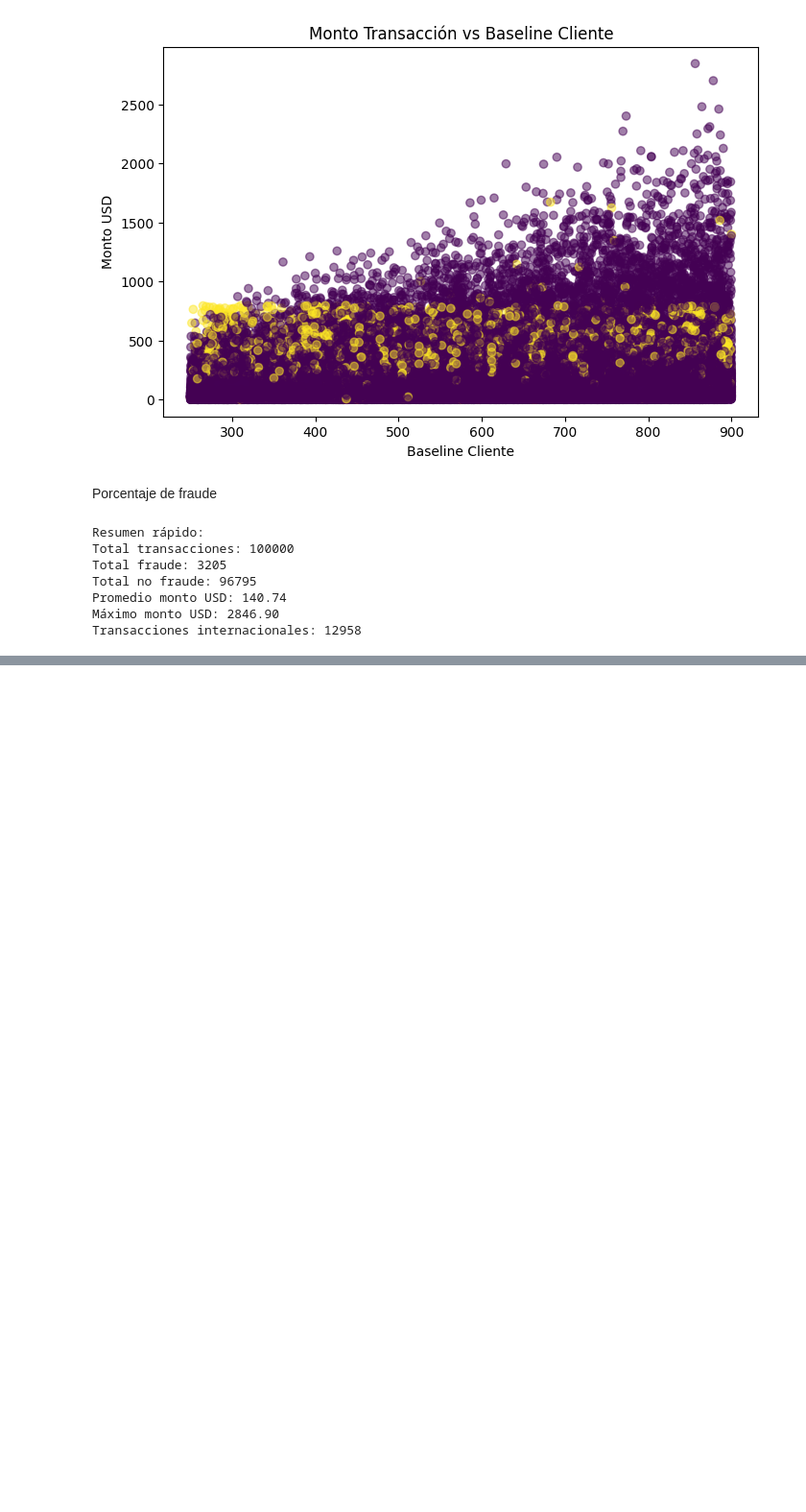
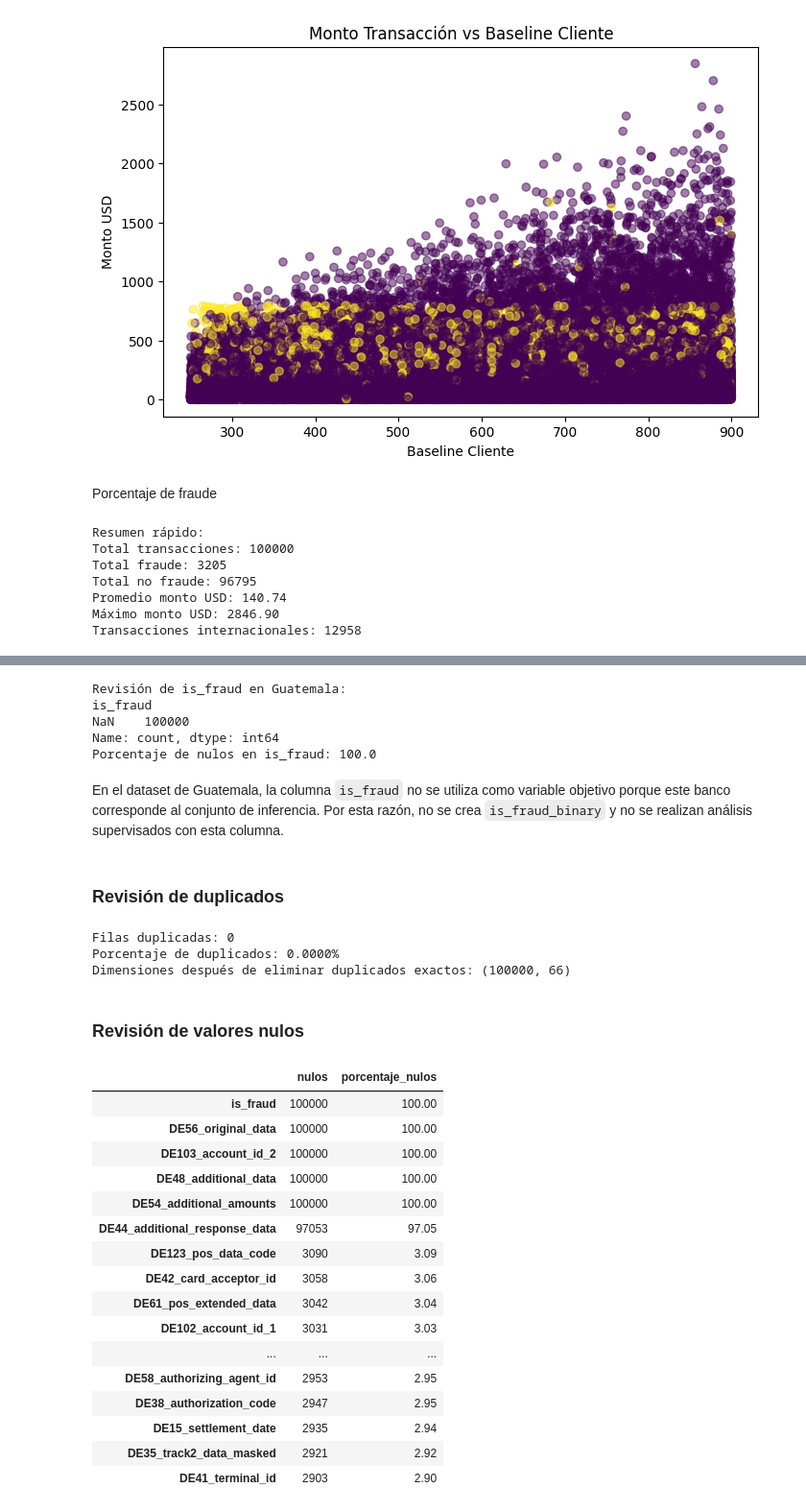
Before and after one commit to JPS4321/AnalisisFraude_plusTI, a Jupyter notebook: Analisis_Exploratorio_Guatemala.ipynb, the cells around one changed output, grey strips where cells are left out. Shown at 96% size. Saved outputs shown, nothing was run; the diff lists cells and outputs as text; code cells hidden in the pictures; blank space fills up the shorter version.

Commit message:
feat: add Guatemala data cleaning notebook

```diff
--- a/Analisis_Exploratorio_Guatemala.ipynb
+++ b/Analisis_Exploratorio_Guatemala.ipynb
@@ -198,0 +203,5 @@ Transacciones internacionales: 12958
+# %%
+df_clean = df.copy()
+
+print("Dimensiones originales:", df.shape)
+print("Dimensiones copia de limpieza:", df_clean.shape)
@@ -198,0 +213,5 @@ Transacciones internacionales: 12958
+# %%
+df_clean.columns = df_clean.columns.str.strip()
+
+print("Cantidad de columnas:", len(df_clean.columns))
+df_clean.columns.tolist()
@@ -198,0 +261,58 @@ Transacciones internacionales: 12958
+# %%
+if "is_fraud" in df_clean.columns:
+    print("Revisión de is_fraud en Guatemala:")
+    print(df_clean["is_fraud"].value_counts(dropna=False))
+    print("Porcentaje de nulos en is_fraud:", df_clean["is_fraud"].isnull().mean() * 100)
+else:
+    print("El dataset de Guatemala no contiene columna is_fraud.")
+# %% [output]
+Revisión de is_fraud en Guatemala:
+is_fraud
+NaN    100000
+Name: count, dtype: int64
+Porcentaje de nulos en is_fraud: 100.0
+# %% [markdown]
+En el dataset de Guatemala, la columna `is_fraud` no se utiliza como variable objetivo porque este banco corresponde al conjunto de inferencia. Por esta razón, no se crea `is_fraud_binary` y no se realizan análisis supervisados con esta columna.
+# %% [markdown]
+### Revisión de duplicados
+# %%
+duplicados = df_clean.duplicated().sum()
+porcentaje_duplicados = duplicados / len(df_clean) * 100
+
+print("Filas duplicadas:", duplicados)
+print(f"Porcentaje de duplicados: {porcentaje_duplicados:.4f}%")
+
+df_clean = df_clean.drop_duplicates().reset_index(drop=True)
+
+print("Dimensiones después de eliminar duplicados exactos:", df_clean.shape)
+# %% [output]
+Filas duplicadas: 0
+Porcentaje de duplicados: 0.0000%
+Dimensiones después de eliminar duplicados exactos: (100000, 66)
+# %% [markdown]
+### Revisión de valores nulos
+# %%
+tabla_nulos = pd.DataFrame({
+    "nulos": df_clean.isnull().sum(),
+    "porcentaje_nulos": (df_clean.isnull().mean() * 100).round(2)
+}).sort_values("porcentaje_nulos", ascending=False)
+
+tabla_nulos[tabla_nulos["nulos"] > 0]
+# %% [output]
+|  | nulos | porcentaje_nulos |
+| is_fraud | 100000 | 100.00 |
+| DE56_original_data | 100000 | 100.00 |
+| DE103_account_id_2 | 100000 | 100.00 |
+| DE48_additional_data | 100000 | 100.00 |
+| DE54_additional_amounts | 100000 | 100.00 |
+| DE44_additional_response_data | 97053 | 97.05 |
+| DE123_pos_data_code | 3090 | 3.09 |
+| DE42_card_acceptor_id | 3058 | 3.06 |
+| DE61_pos_extended_data | 3042 | 3.04 |
+| DE102_account_id_1 | 3031 | 3.03 |
+| ... | ... | ... |
+| DE58_authorizing_agent_id | 2953 | 2.95 |
+| DE38_authorization_code | 2947 | 2.95 |
+| DE15_settlement_date | 2935 | 2.94 |
+| DE35_track2_data_masked | 2921 | 2.92 |
+| DE41_terminal_id | 2903 | 2.90 |
```
Also changed, not shown: parts of 42 cells of this notebook.
